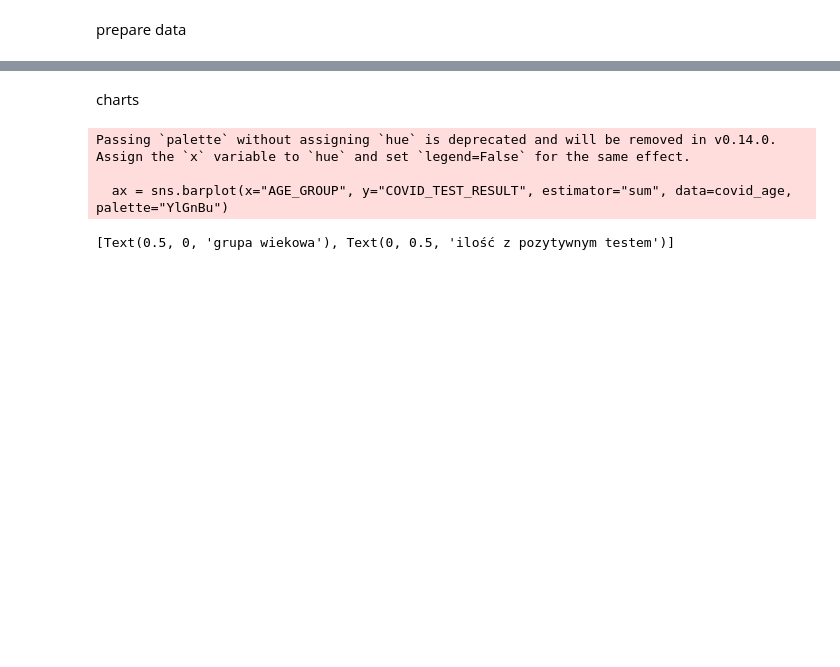
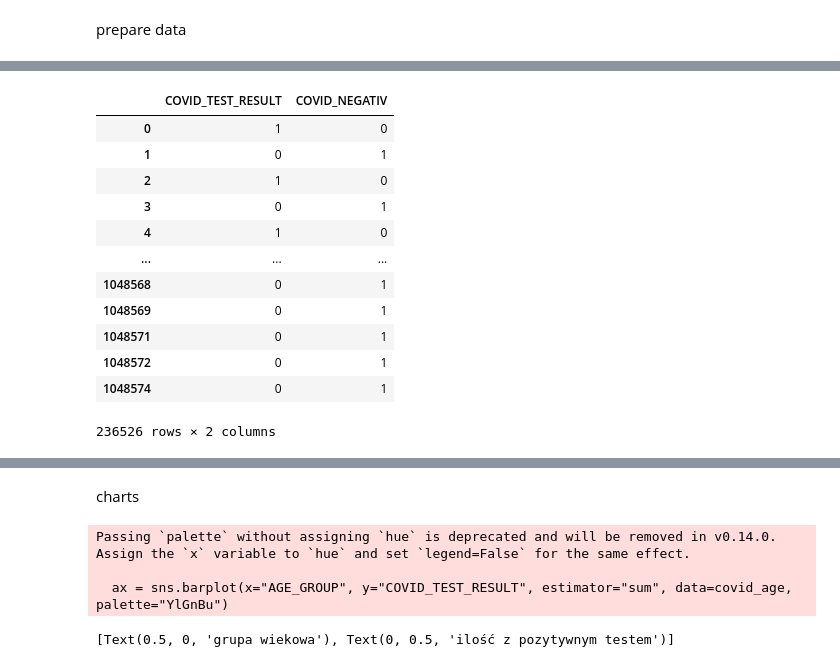
Before and after one commit to infoshareacademy/jdszr15-ITdepends, a Jupyter notebook: Covid-bb.ipynb, the cells around one changed output, grey strips where cells are left out. Drawn from its saved outputs; the diff is of its cells as text; code cells hidden in the pictures; blank space fills up the shorter version.

```diff
--- a/Covid-bb.ipynb
+++ b/Covid-bb.ipynb
@@ -94,3 +167,19 @@ covid['COVID_TEST_RESULT'] = covid['COVID_TEST_RESULT'].apply(lambda x: 1 if x i
+# %%
+covid[["COVID_TEST_RESULT", "COVID_NEGATIV"]]
+# %% [output]
+|  | COVID_TEST_RESULT | COVID_NEGATIV |
+| 0 | 1 | 0 |
+| 1 | 0 | 1 |
+| 2 | 1 | 0 |
+| 3 | 0 | 1 |
+| 4 | 1 | 0 |
+| ... | ... | ... |
+| 1048568 | 0 | 1 |
+| 1048569 | 0 | 1 |
+| 1048571 | 0 | 1 |
+| 1048572 | 0 | 1 |
+| 1048574 | 0 | 1 |
+236526 rows × 2 columns
 # %%
 #function creating a values for age group
 def grouping_age(row) -> str:
```
Also changed, not shown: parts of 18 cells of this notebook, 2 other files.
